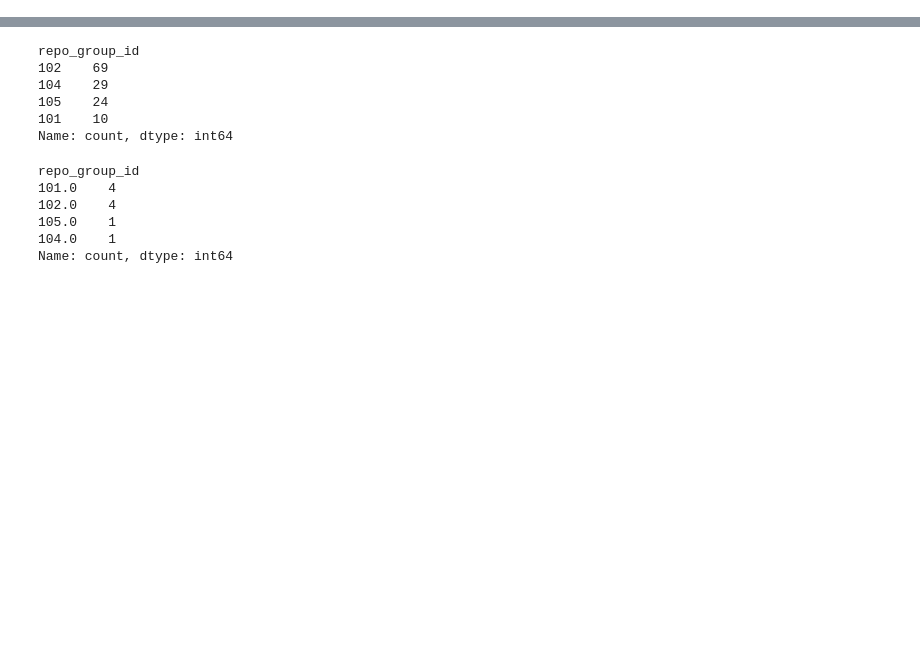
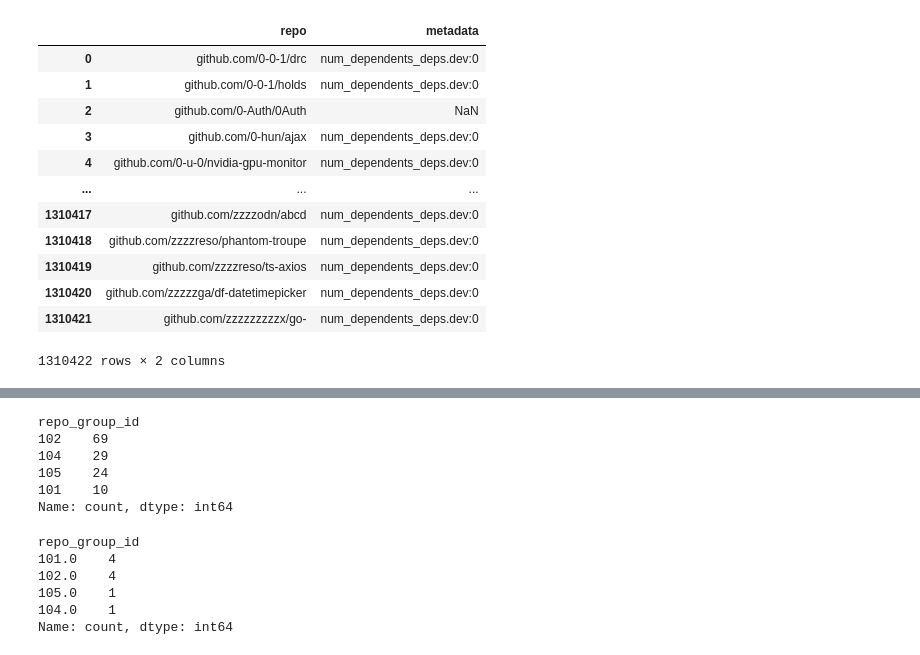
Before and after one commit to ldmnch/thesis_mds_2026, a Jupyter notebook: laias_thesis_scripts/01_matching_oss_repos_to_treated.ipynb, the cells around one changed output, grey strips where cells are left out. Cells and saved outputs as stored; diff of their text form; code cells hidden in the pictures; blank space fills up the shorter version.

```diff
--- a/laias_thesis_scripts/matching_oss_repos_to_treated.ipynb
+++ b/laias_thesis_scripts/01_matching_oss_repos_to_treated.ipynb
@@ -6,6 +6,22 @@ import numpy as np
 from sqlalchemy import create_engine
 # %%
 data_project = pd.read_csv('../data/raw/oss_scorecard_projects.csv')
+# %%
+data_project
+# %% [output]
+|  | repo | metadata |
+| 0 | github.com/0-0-1/drc | num_dependents_deps.dev:0 |
+| 1 | github.com/0-0-1/holds | num_dependents_deps.dev:0 |
+| 2 | github.com/0-Auth/0Auth | NaN |
+| 3 | github.com/0-hun/ajax | num_dependents_deps.dev:0 |
+| 4 | github.com/0-u-0/nvidia-gpu-monitor | num_dependents_deps.dev:0 |
+| ... | ... | ... |
+| 1310417 | github.com/zzzzodn/abcd | num_dependents_deps.dev:0 |
+| 1310418 | github.com/zzzzreso/phantom-troupe | num_dependents_deps.dev:0 |
+| 1310419 | github.com/zzzzreso/ts-axios | num_dependents_deps.dev:0 |
+| 1310420 | github.com/zzzzzga/df-datetimepicker | num_dependents_deps.dev:0 |
+| 1310421 | github.com/zzzzzzzzzx/go- | num_dependents_deps.dev:0 |
+1310422 rows × 2 columns
 # %%
 # If you want to extract specific metrics into separate columns:
 data_project['criticality_score'] = data_project['metadata'].str.extract(r'criticality_score:([\d.]+)')
```
Also changed, not shown: parts of 1 cell of this notebook, 8 other files.
